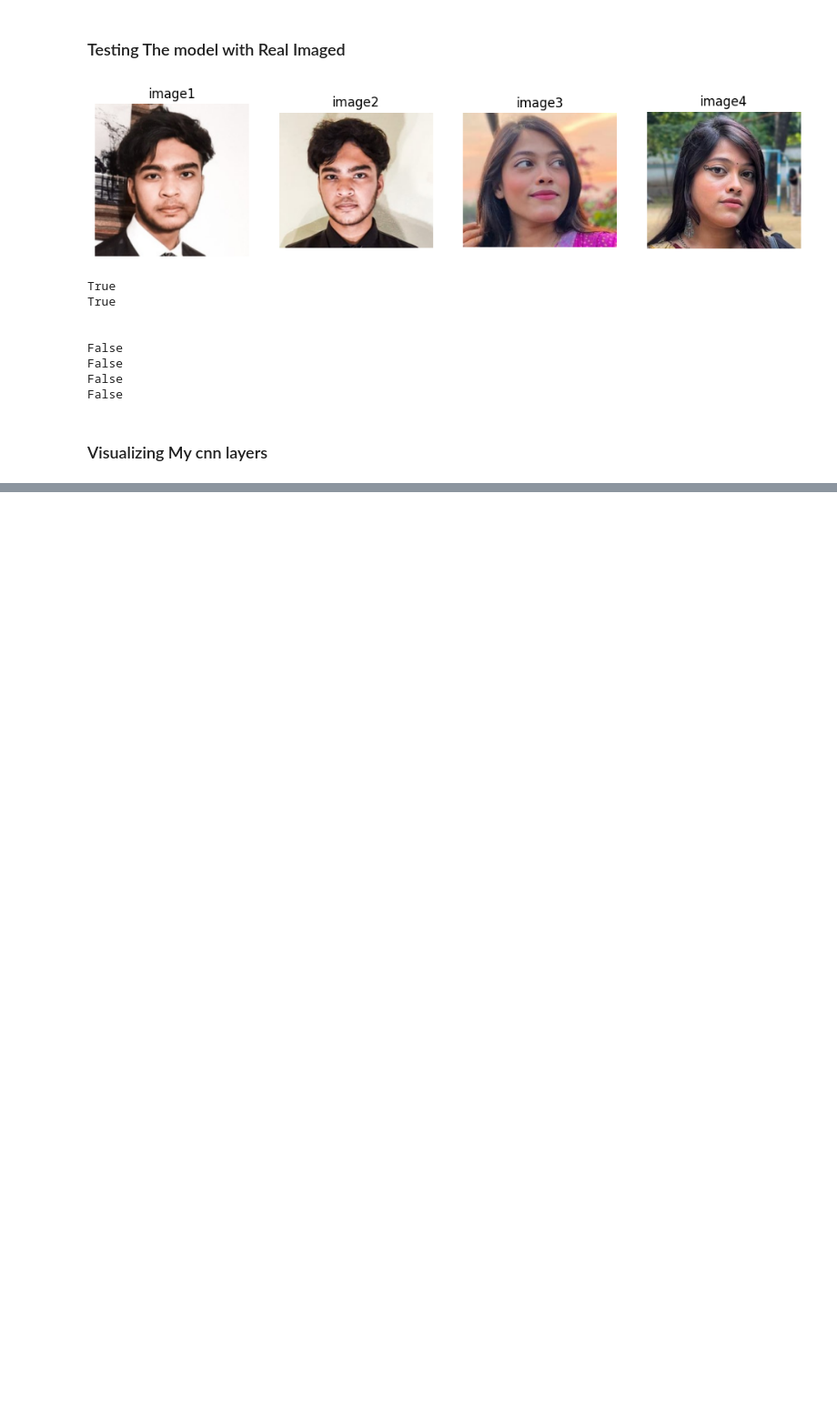
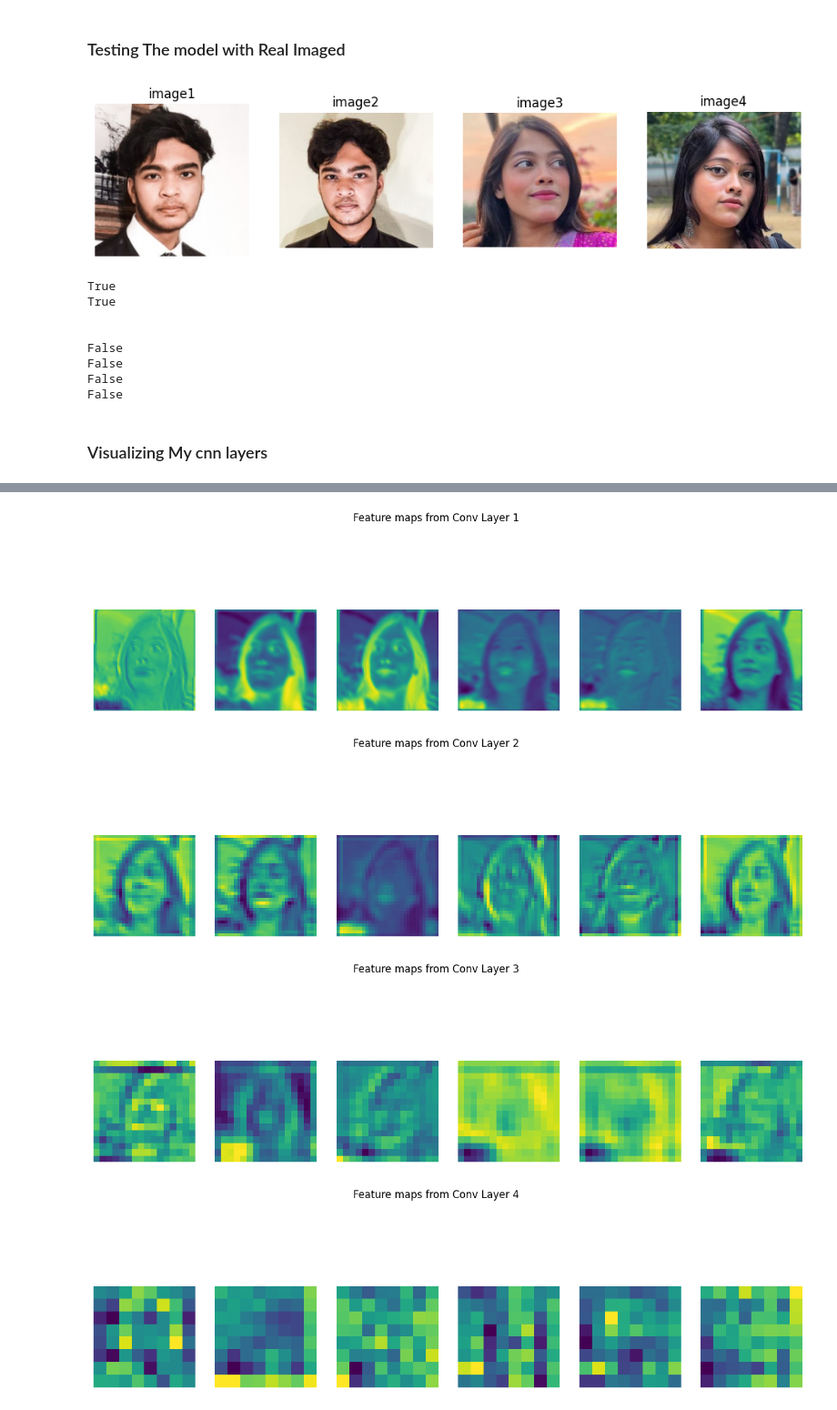
Before and after one commit to EzazAsif/Custom-Facial_recognition_Model, a Jupyter notebook: Frmodel3.ipynb, the cells around one changed output, grey strips where cells are left out. Shown at 91% size. Cells and saved outputs as stored; diff of their text form; code cells hidden in the pictures; blank space fills up the shorter version.

```diff
--- a/Frmodel3.ipynb
+++ b/Frmodel3.ipynb
@@ -559,0 +558,7 @@ Compose(
+# %%
+plot_feature_maps(model, Image.open('rathri1.jpg').convert('RGB'))
+# %% [output]
+[figure, added]
+[figure, added]
+[figure, added]
+[figure, added]
```
Also changed, not shown: parts of 7 cells of this notebook, 4 other files.
